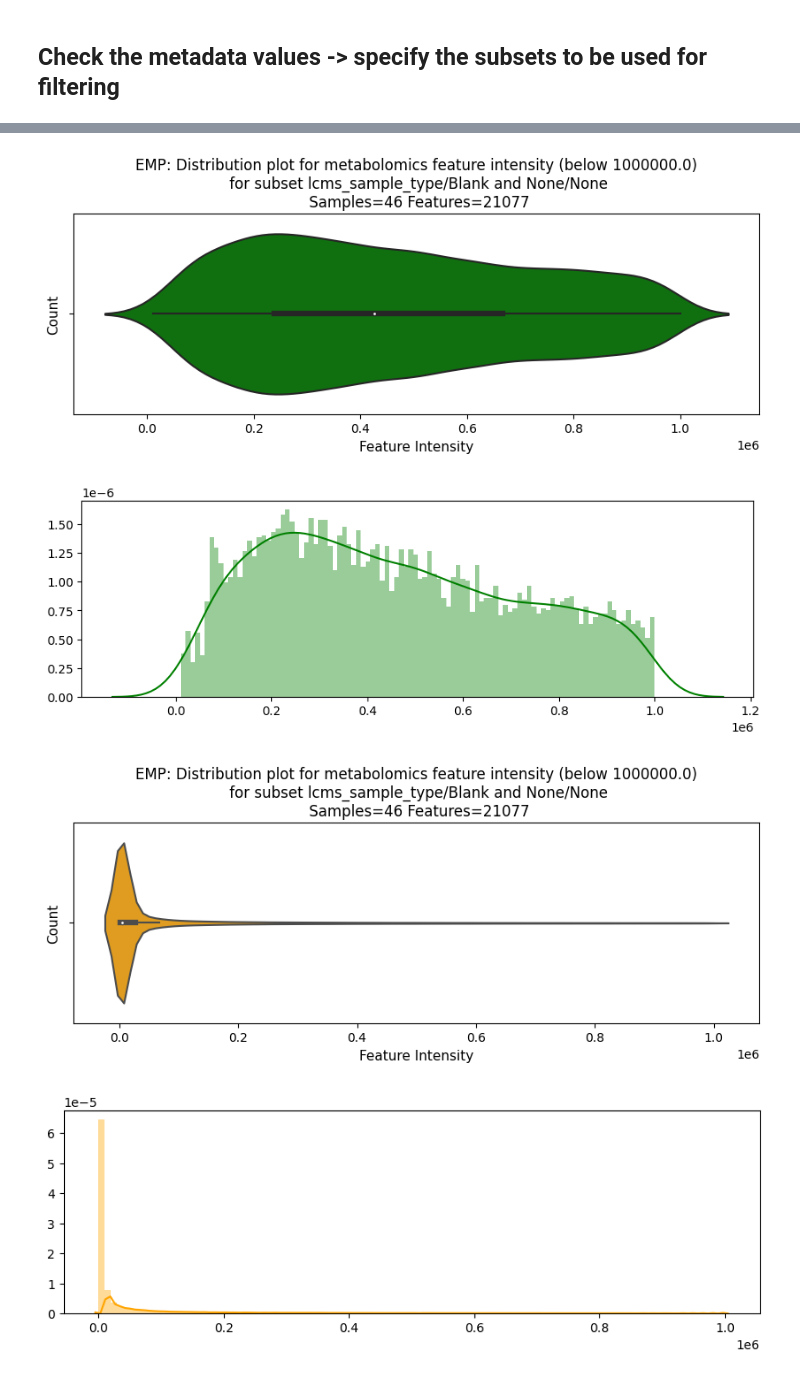
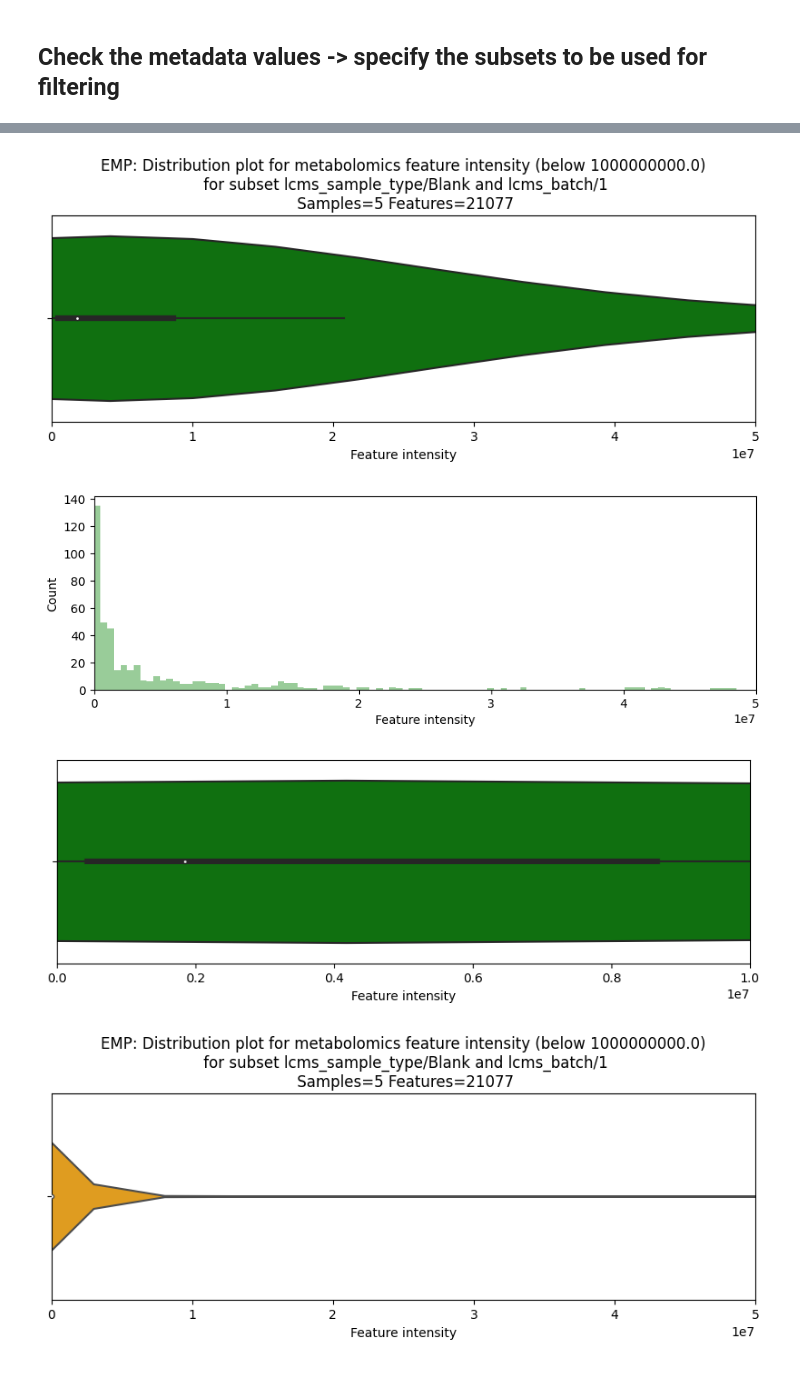
Before and after one commit to lfnothias/emp_metabolomics, a Jupyter notebook: 202101_EMP_Metabolomics_FBMN_visualize-v3.ipynb, the cells around one changed output, grey strips where cells are left out. Cells and saved outputs as stored; diff of their text form; code cells hidden in the pictures.

```diff
--- a/202101_EMP_Metabolomics_FBMN_visualize-v3.ipynb
+++ b/202101_EMP_Metabolomics_FBMN_visualize-v3.ipynb
@@ -191,9 +256,9 @@ function(filename_after_gapfill, max_intensity=1E6, subset1="lcms_sample_type",
 # %%
-# View distribution for Blank
-function(filename_before_gapfill, max_intensity=1E6, subset1="lcms_sample_type", value1="Blank", plot_color="green")
-function(filename_after_gapfill, max_intensity=1E6, subset1="lcms_sample_type", value1="Blank", plot_color="orange")
+# View distribution for BLANKS in batch 1
+function(filename_before_gapfill, max_intensity=1E9, subset1="lcms_sample_type", value1="Blank", subset2="lcms_batch", value2=1, plot_color="green", xmax=5E7)
+function(filename_after_gapfill, max_intensity=1E9, subset1="lcms_sample_type", value1="Blank", subset2="lcms_batch", value2=1, plot_color="orange", xmax=5E7, xmax_zoom=1E4)
 # %% [output]
-[figure, old version]
+[figure, new version]
-[figure, old version]
+[figure, new version]
-[figure, old version]
+[figure, new version]
-[figure, old version]
+[figure, new version]
```
Also changed, not shown: parts of 18 cells of this notebook, 3 other files.
